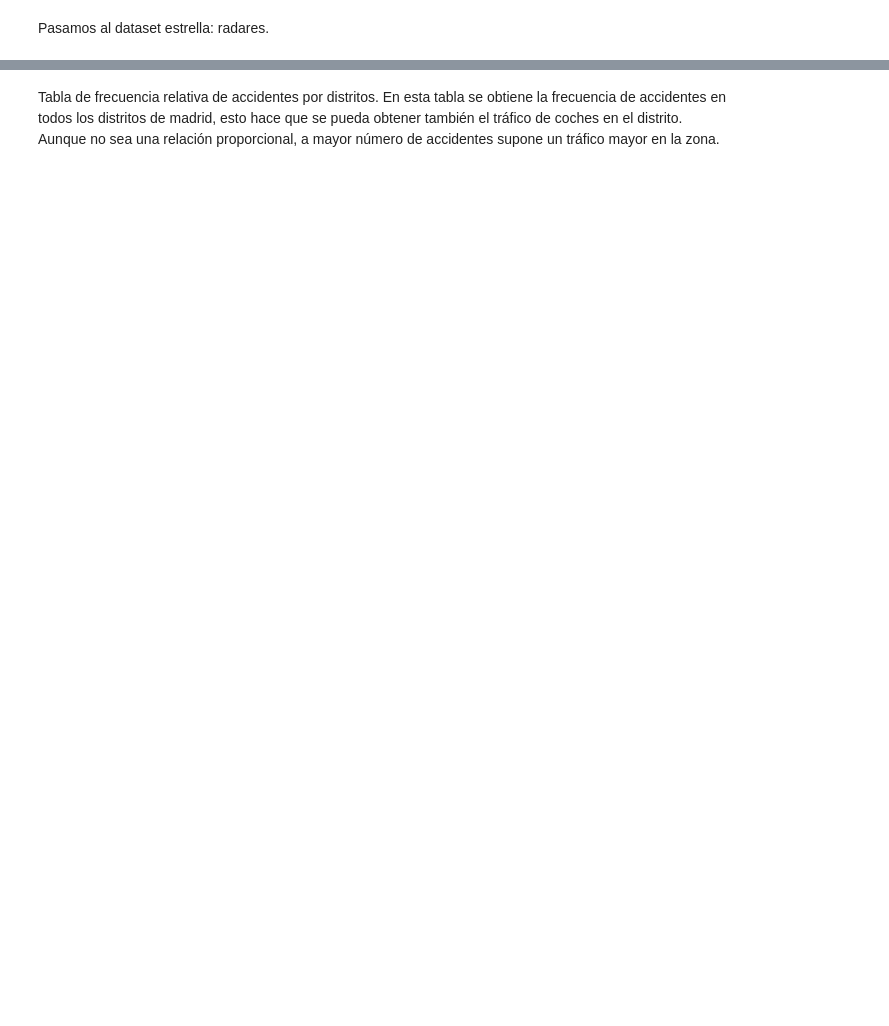
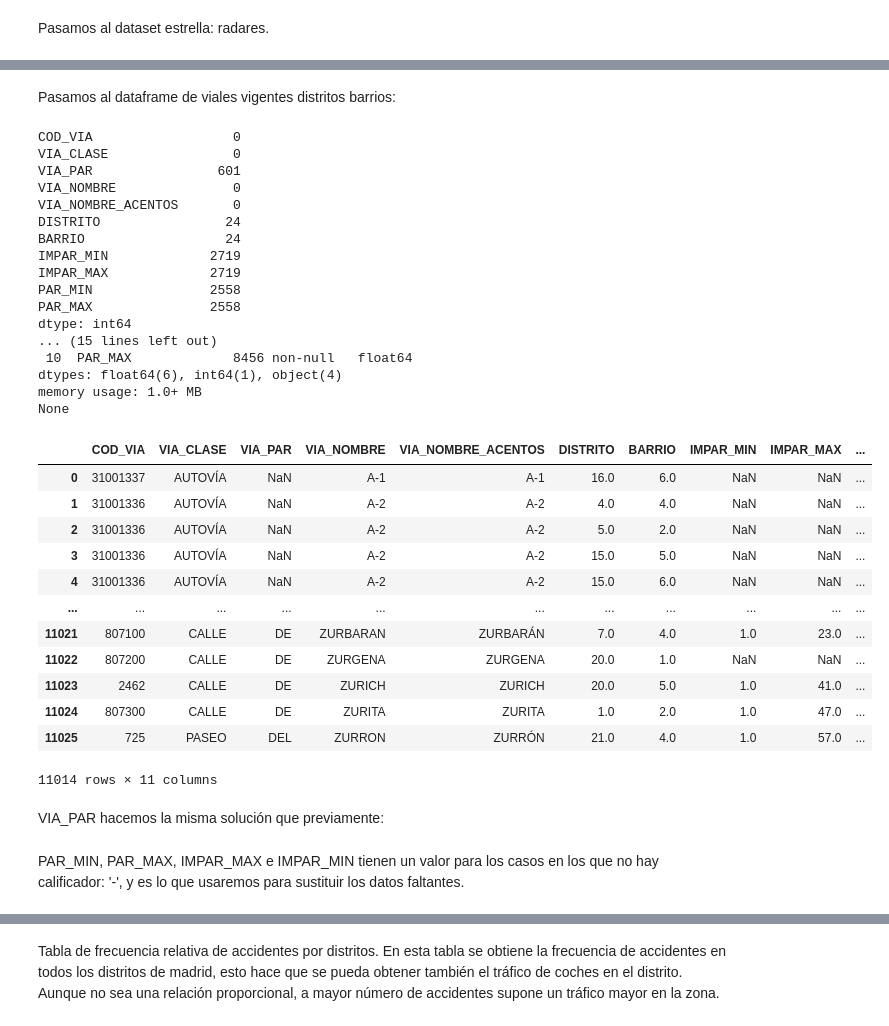
Before and after one commit to paula-gomezlucas/POD, a Jupyter notebook: CuadernoV1.ipynb, the cells around one changed output, grey strips where cells are left out. Saved outputs shown, nothing was run; the diff lists cells and outputs as text; code cells hidden in the pictures; blank space fills up the shorter version.

```diff
--- a/CuadernoV1.ipynb
+++ b/CuadernoV1.ipynb
@@ -400,2 +402,4 @@ data_loader.data['DireccionesEvolucionHistorica_20231004.csv']['TIPO_NDP'] = dat
+# %%
+data_loader.data['DireccionesEvolucionHistorica_20231004.csv'] = data_loader.data['DireccionesEvolucionHistorica_20231004.csv'].drop('CALIFICADOR', axis=1)
 # %%
 data_loader.get_info('DireccionesEvolucionHistorica_20231004.csv')
@@ -408,6 +448,6 @@ Faltan valores en Vía Par (3381) y en Calificador (178838), los sustituimos con
 # %%
 data_loader.data['DireccionesVigentes_20231004.csv']['VIA_PAR'] = data_loader.data['DireccionesVigentes_20231004.csv']['VIA_PAR'].fillna(' ')
 # %%
-# mismo metodo
+data_loader.data['DireccionesVigentes_20231004.csv'] = data_loader.data['DireccionesVigentes_20231004.csv'].drop('CALIFICADOR', axis=1)
 # %%
 data_loader.get_info('DireccionesVigentes_20231004.csv')
@@ -418,0 +514,10 @@ data_loader.data['RADARES_FIJOS_vDTT.csv']
+# %%
+carretera = data_loader.data['RADARES_FIJOS_vDTT.csv']['CARRETARA_O_VIAL'].mode().iat[0]
+pk = data_loader.data['RADARES_FIJOS_vDTT.csv']['PK'].mode().iat[0]
+sentido = data_loader.data['RADARES_FIJOS_vDTT.csv']['SENTIDO'].mode().iat[0]
+tipo = data_loader.data['RADARES_FIJOS_vDTT.csv']['TIPO'].mode().iat[0]
+
+data_loader.data['RADARES_FIJOS_vDTT.csv']['CARRETARA_O_VIAL'] = data_loader.data['RADARES_FIJOS_vDTT.csv']['CARRETARA_O_VIAL'].fillna(carretera)
+data_loader.data['RADARES_FIJOS_vDTT.csv']['PK'] = data_loader.data['RADARES_FIJOS_vDTT.csv']['PK'].fillna(pk)
+data_loader.data['RADARES_FIJOS_vDTT.csv']['SENTIDO'] = data_loader.data['RADARES_FIJOS_vDTT.csv']['SENTIDO'].fillna(sentido)
+data_loader.data['RADARES_FIJOS_vDTT.csv']['TIPO'] = data_loader.data['RADARES_FIJOS_vDTT.csv']['TIPO'].fillna(tipo)
@@ -418,0 +582,3 @@ data_loader.data['RADARES_FIJOS_vDTT.csv']
+# %%
+data_loader.data['VialesEvolucionHistorica_20231004.csv']['VIA_PAR'] = data_loader.data['VialesEvolucionHistorica_20231004.csv']['VIA_PAR'].fillna(' ')
+data_loader.data['VialesEvolucionHistorica_20231004.csv']['FECHA_DE_BAJA'] = data_loader.data['VialesEvolucionHistorica_20231004.csv']['FECHA_DE_BAJA'].fillna('--/--/----')
@@ -418,0 +605,38 @@ data_loader.data['RADARES_FIJOS_vDTT.csv']
+# %% [markdown]
+Pasamos al dataframe de viales vigentes distritos barrios:
+# %%
+data_loader.get_info('VialesVigentesDistritosBarrios_20231004.csv')
+data_loader.data['VialesVigentesDistritosBarrios_20231004.csv']
+# %% [output]
+COD_VIA                  0
+VIA_CLASE                0
+VIA_PAR                601
+VIA_NOMBRE               0
+VIA_NOMBRE_ACENTOS       0
+DISTRITO                24
+BARRIO                  24
+IMPAR_MIN             2719
+IMPAR_MAX             2719
+PAR_MIN               2558
+PAR_MAX               2558
+dtype: int64
+... (15 lines left out)
+ 10  PAR_MAX             8456 non-null   float64
+dtypes: float64(6), int64(1), object(4)
+memory usage: 1.0+ MB
+None
+|  | COD_VIA | VIA_CLASE | VIA_PAR | VIA_NOMBRE | VIA_NOMBRE_ACENTOS | DISTRITO | BARRIO | IMPAR_MIN | IMPAR_MAX | ... |
+| 0 | 31001337 | AUTOVÍA | NaN | A-1 | A-1 | 16.0 | 6.0 | NaN | NaN | ... |
+| 1 | 31001336 | AUTOVÍA | NaN | A-2 | A-2 | 4.0 | 4.0 | NaN | NaN | ... |
+| 2 | 31001336 | AUTOVÍA | NaN | A-2 | A-2 | 5.0 | 2.0 | NaN | NaN | ... |
+| 3 | 31001336 | AUTOVÍA | NaN | A-2 | A-2 | 15.0 | 5.0 | NaN | NaN | ... |
+| 4 | 31001336 | AUTOVÍA | NaN | A-2 | A-2 | 15.0 | 6.0 | NaN | NaN | ... |
+| ... | ... | ... | ... | ... | ... | ... | ... | ... | ... | ... |
+| 11021 | 807100 | CALLE | DE | ZURBARAN | ZURBARÁN | 7.0 | 4.0 | 1.0 | 23.0 | ... |
+| 11022 | 807200 | CALLE | DE | ZURGENA | ZURGENA | 20.0 | 1.0 | NaN | NaN | ... |
+| 11023 | 2462 | CALLE | DE | ZURICH | ZURICH | 20.0 | 5.0 | 1.0 | 41.0 | ... |
+| 11024 | 807300 | CALLE | DE | ZURITA | ZURITA | 1.0 | 2.0 | 1.0 | 47.0 | ... |
+| 11025 | 725 | PASEO | DEL | ZURRON | ZURRÓN | 21.0 | 4.0 | 1.0 | 57.0 | ... |
+11014 rows × 11 columns
+# %% [markdown]
+VIA_PAR hacemos la misma solución que previamente:
@@ -418,0 +645,2 @@ data_loader.data['RADARES_FIJOS_vDTT.csv']
+# %% [markdown]
+PAR_MIN, PAR_MAX, IMPAR_MAX e IMPAR_MIN tienen un valor para los casos en los que no hay calificador: '-', y es lo que usaremos para sustituir los datos faltantes.
```
Also changed, not shown: parts of 21 cells of this notebook.
